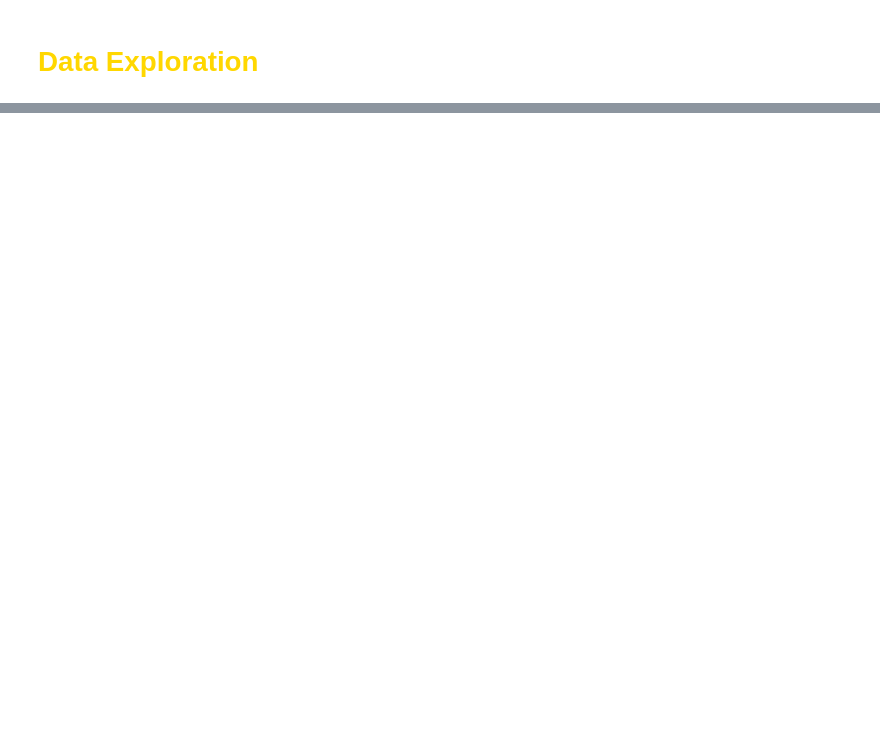
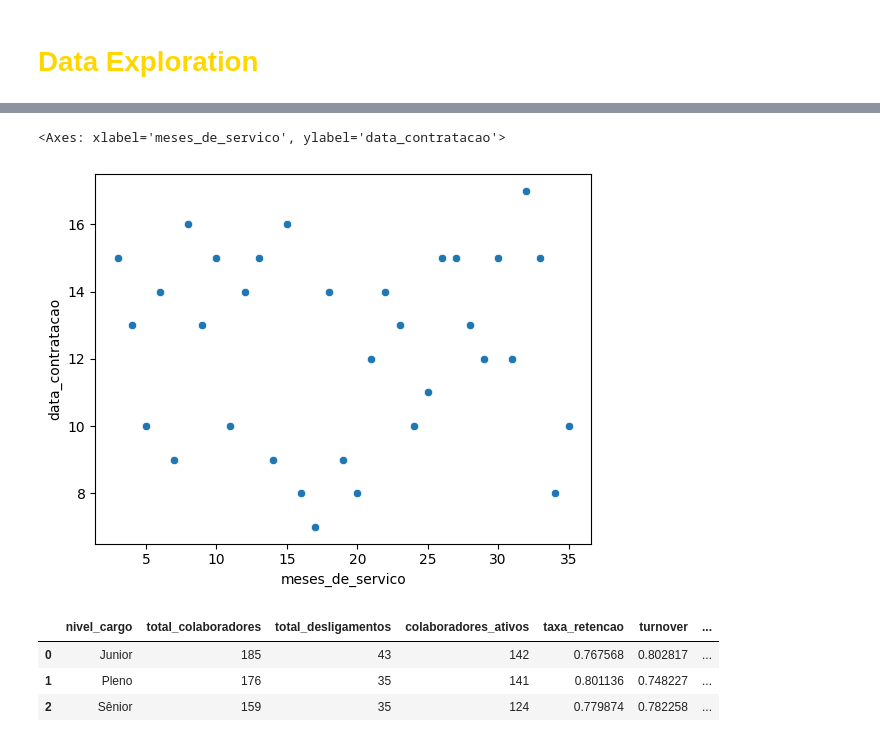
Before and after one commit to matheusmello-o/turnover-optmization, a Jupyter notebook: turnover.ipynb, the cells around one changed output, grey strips where cells are left out. Drawn from its saved outputs; the diff is of its cells as text; code cells hidden in the pictures; blank space fills up the shorter version.

```diff
--- a/turnover.ipynb
+++ b/turnover.ipynb
@@ -107,2 +79,29 @@ sns.scatterplot(data=service_fired,
+# %%
+bins = [0, 1, 2, 3, 4, np.inf]
+labels = [1, 2, 3, 4, 5]
+df['pontuacao_desempenho_cat'] = pd.cut(x = df.pontuacao_desempenho,
+                                        bins = bins,
+                                        labels = labels)
+
+bins = [0, 1, 2, 3, 4, np.inf]
+labels = [1, 2, 3, 4, 5]
+df['satisfacao_trabalho_cat'] = pd.cut(x = df.satisfacao_trabalho,
+                                        bins = bins,
+                                        labels = labels)
+
+
+
+df['combined'] = str(df.satisfacao_trabalho_cat) + '_' + str(df.pontuacao_desempenho_cat)
+# %%
+from sklearn.model_selection import StratifiedShuffleSplit
+
+shuffle_split = StratifiedShuffleSplit(n_splits = 1, test_size = 0.2, random_state = 42)
+
+for train_index, test_index in shuffle_split.split(X = df, y = df.combined):
+    train_set = df.loc[train_index]
+    test_set = df.loc[test_index]
+
+train_set.drop(columns = ['pontuacao_desempenho_cat', 'satisfacao_trabalho_cat', 'combined'], inplace = True)
+test_set.drop(columns = ['pontuacao_desempenho_cat', 'satisfacao_trabalho_cat', 'combined'], inplace = True)
 # %% [markdown]
 # <font color = 'gold'> Data Exploration </font>
@@ -271,0 +108,2 @@ sns.barplot(data = tx_retencao_meses_servico_cargo,
+# %%
+df_train = train_set.copy()
@@ -271,0 +127,9 @@ sns.barplot(data = tx_retencao_meses_servico_cargo,
+# %%
+service_fired = df_train.loc[df_train.desligamento == 0].groupby(['meses_de_servico']).data_contratacao.count().reset_index()
+
+sns.scatterplot(data=service_fired,
+                x = 'meses_de_servico',
+                y = 'data_contratacao')
+# %% [output]
+<Axes: xlabel='meses_de_servico', ylabel='data_contratacao'>
+[figure, added]
@@ -271,0 +155,7 @@ sns.barplot(data = tx_retencao_meses_servico_cargo,
+# %%
+taxa_retencao(df_train, 'nivel_cargo')
+# %% [output]
+|  | nivel_cargo | total_colaboradores | total_desligamentos | colaboradores_ativos | taxa_retencao | turnover | ... |
+| 0 | Junior | 185 | 43 | 142 | 0.767568 | 0.802817 | ... |
+| 1 | Pleno | 176 | 35 | 141 | 0.801136 | 0.748227 | ... |
+| 2 | Sênior | 159 | 35 | 124 | 0.779874 | 0.782258 | ... |
```
Also changed, not shown: parts of 44 cells of this notebook.
